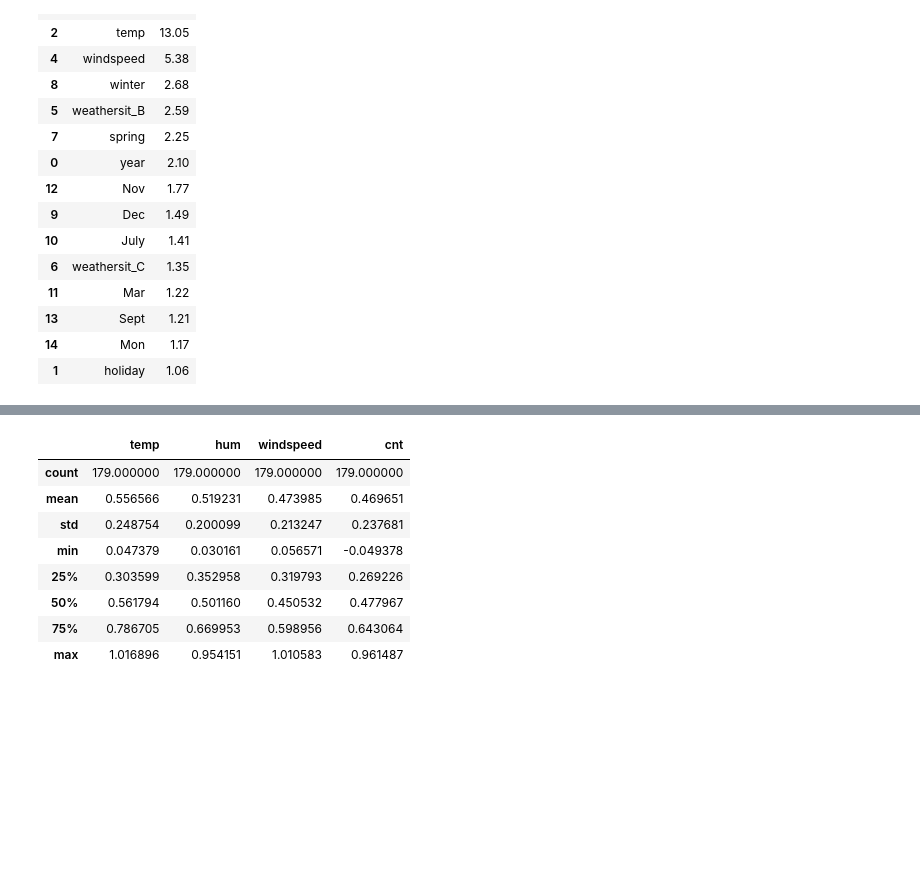
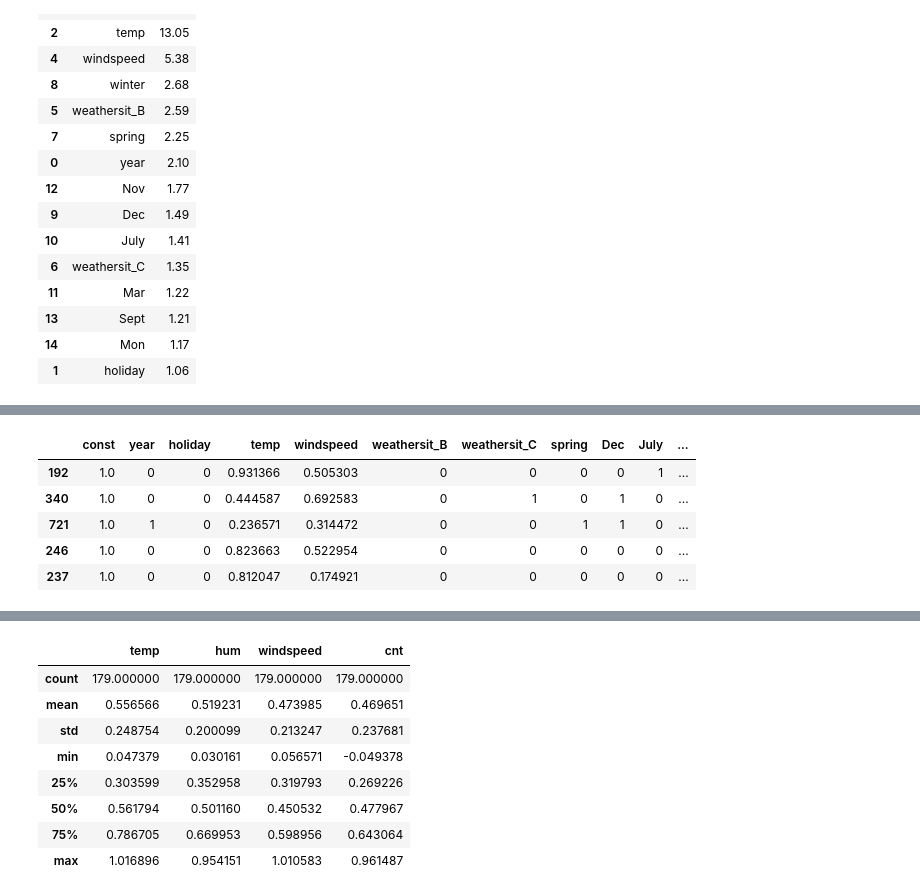
Before and after one commit to hanumant-jadhav/BikeSharing, a Jupyter notebook: Bike_Sharing.ipynb, the cells around one changed output, grey strips where cells are left out. Saved outputs shown, nothing was run; the diff lists cells and outputs as text; code cells hidden in the pictures; blank space fills up the shorter version.

```diff
--- a/Bike_Sharing.ipynb
+++ b/Bike_Sharing.ipynb
@@ -853,0 +750,10 @@ vif
+# %%
+X_train_rfe.drop(columns=['Nov'], axis=1, inplace=True)
+X_train_rfe.head()
+# %% [output]
+|  | const | year | holiday | temp | windspeed | weathersit_B | weathersit_C | spring | Dec | July | ... |
+| 192 | 1.0 | 0 | 0 | 0.931366 | 0.505303 | 0 | 0 | 0 | 0 | 1 | ... |
+| 340 | 1.0 | 0 | 0 | 0.444587 | 0.692583 | 0 | 1 | 0 | 1 | 0 | ... |
+| 721 | 1.0 | 1 | 0 | 0.236571 | 0.314472 | 0 | 0 | 1 | 1 | 0 | ... |
+| 246 | 1.0 | 0 | 0 | 0.823663 | 0.522954 | 0 | 0 | 0 | 0 | 0 | ... |
+| 237 | 1.0 | 0 | 0 | 0.812047 | 0.174921 | 0 | 0 | 0 | 0 | 0 | ... |
```
Also changed, not shown: parts of 48 cells of this notebook.
